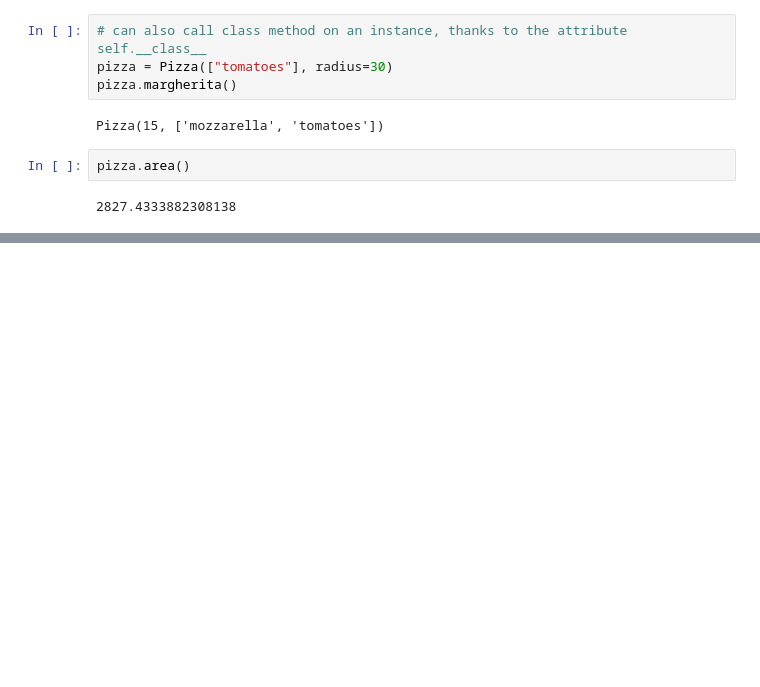
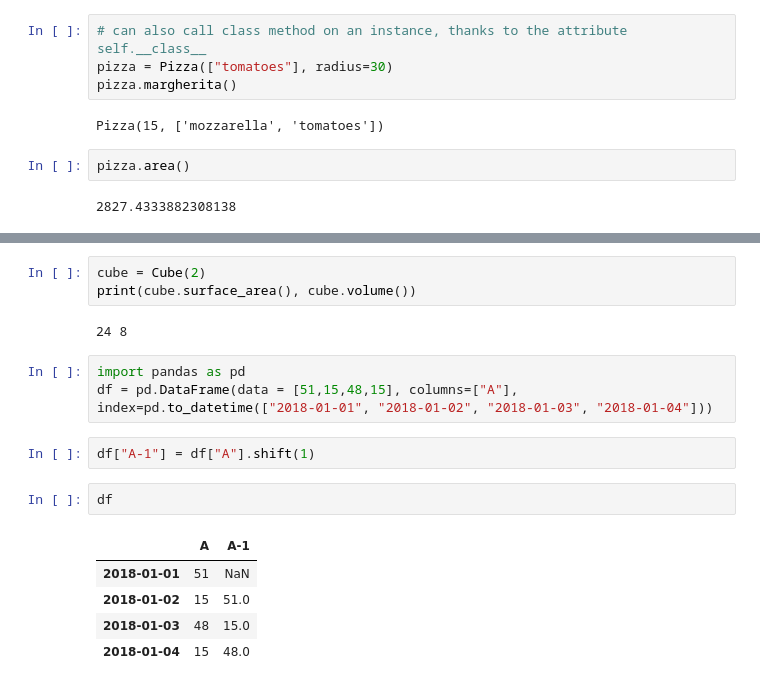
Before and after one commit to borissnapir/playground, a Jupyter notebook: python_oop/python_oop.ipynb, the cells around one changed output, grey strips where cells are left out. Cells and saved outputs as stored; diff of their text form; blank space fills up the shorter version.

```diff
--- a/python_oop/python_oop.ipynb
+++ b/python_oop/python_oop.ipynb
@@ -54,0 +111,18 @@ pizza.area()
+# %%
+cube = Cube(2)
+print(cube.surface_area(), cube.volume())
+# %% [output]
+24 8
+# %%
+import pandas as pd
+df = pd.DataFrame(data = [51,15,48,15], columns=["A"], index=pd.to_datetime(["2018-01-01", "2018-01-02", "2018-01-03", "2018-01-04"]))
+# %%
+df["A-1"] = df["A"].shift(1)
+# %%
+df
+# %% [output]
+|  | A | A-1 |
+| 2018-01-01 | 51 | NaN |
+| 2018-01-02 | 15 | 51.0 |
+| 2018-01-03 | 48 | 15.0 |
+| 2018-01-04 | 15 | 48.0 |
```
Also changed, not shown: parts of 7 cells of this notebook, 6 other files.
